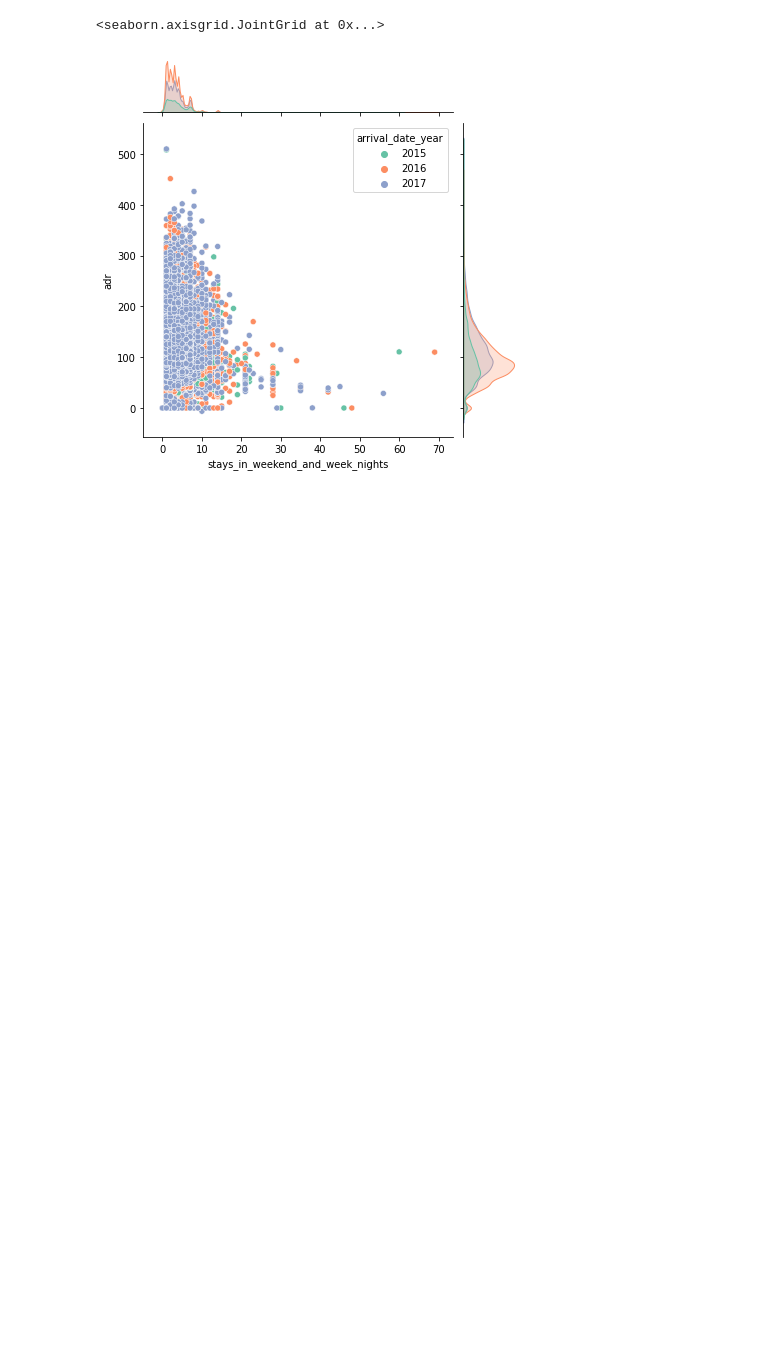
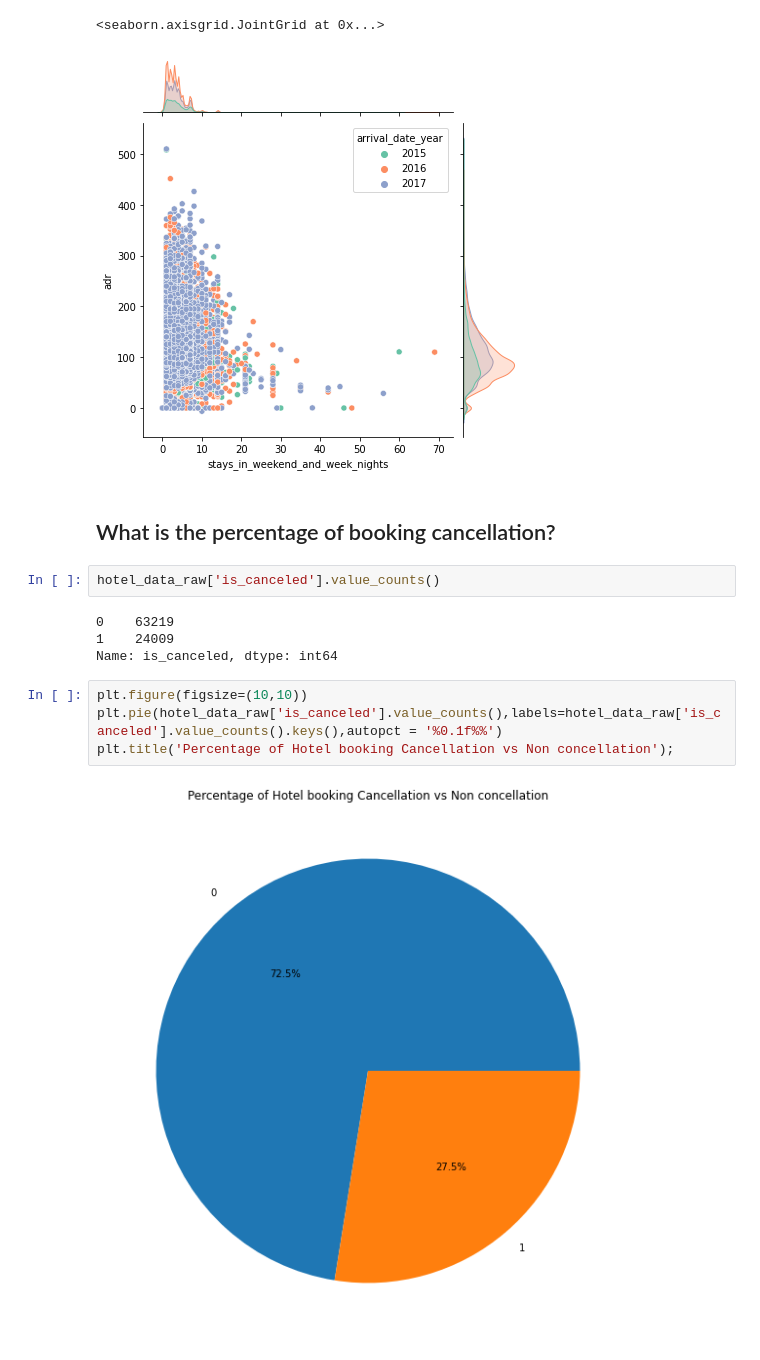
Before and after one commit to sahiljagtap11/Hotel_booking_analysis, a Jupyter notebook: SahilJ_commit_Copy_of_Final_Group_Hotel_Booking_Analysis_Capstone_Project.ipynb, the cells around one changed output. Saved outputs shown, nothing was run; the diff lists cells and outputs as text; blank space fills up the shorter version.

```diff
--- a/SahilJ_commit_Copy_of_Final_Group_Hotel_Booking_Analysis_Capstone_Project.ipynb
+++ b/SahilJ_commit_Copy_of_Final_Group_Hotel_Booking_Analysis_Capstone_Project.ipynb
@@ -603,3 +598,17 @@ sns.jointplot(x='stays_in_weekend_and_week_nights', y='adr', hue = 'arrival_date
 # %% [output]
 <seaborn.axisgrid.JointGrid at 0x...>
 [figure]
+# %% [markdown]
+## What is the percentage of booking cancellation?
+# %%
+hotel_data_raw['is_canceled'].value_counts()
+# %% [output]
+0    63219
+1    24009
+Name: is_canceled, dtype: int64
+# %%
+plt.figure(figsize=(10,10))
+plt.pie(hotel_data_raw['is_canceled'].value_counts(),labels=hotel_data_raw['is_canceled'].value_counts().keys(),autopct = '%0.1f%%')
+plt.title('Percentage of Hotel booking Cancellation vs Non concellation');
+# %% [output]
+[figure, added]
```
Also changed, not shown: parts of 3 cells of this notebook.
